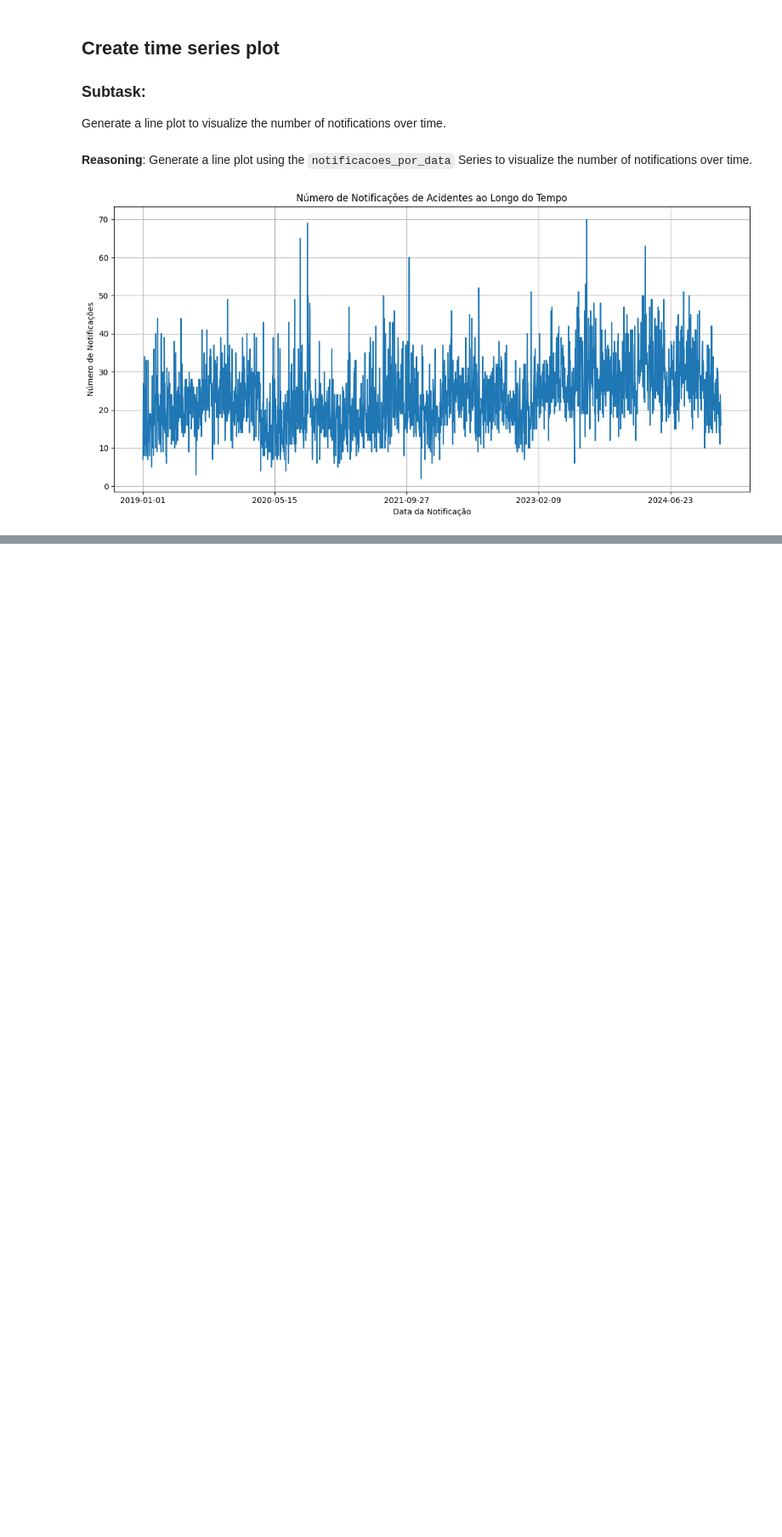
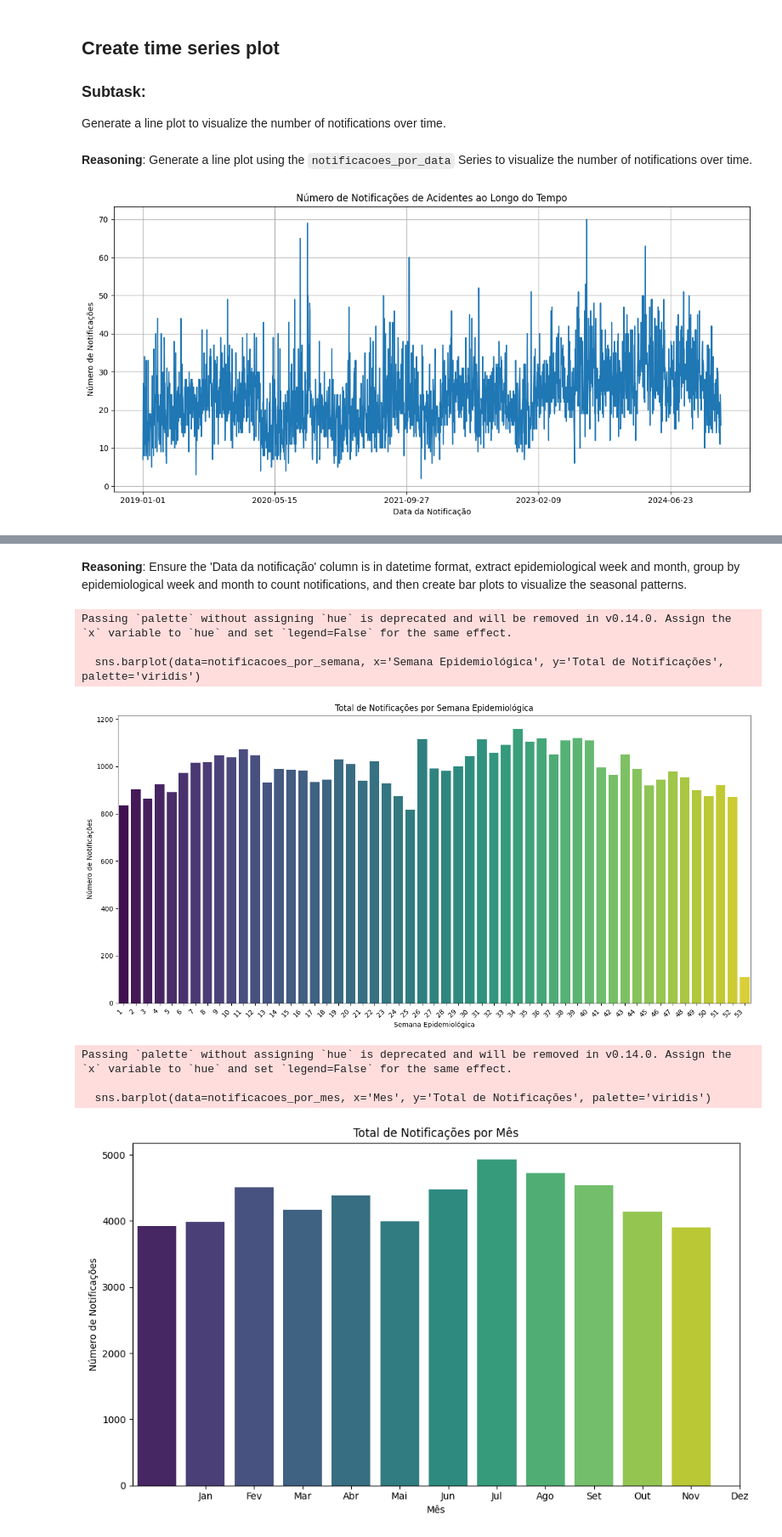
Before and after one commit to fabianosferreira/dataset, a Jupyter notebook: DataSet_Notif_Ofid.ipynb, the cells around one changed output, grey strips where cells are left out. Shown at 85% size. Saved outputs shown, nothing was run; the diff lists cells and outputs as text; code cells hidden in the pictures; blank space fills up the shorter version.

```diff
--- a/DataSet_Notif_Ofid.ipynb
+++ b/DataSet_Notif_Ofid.ipynb
@@ -1277,0 +1312,48 @@ plt.show()
+# %% [markdown]
+**Reasoning**:
+Ensure the 'Data da notificação' column is in datetime format, extract epidemiological week and month, group by epidemiological week and month to count notifications, and then create bar plots to visualize the seasonal patterns.
+# %%
+import matplotlib.pyplot as plt
+import seaborn as sns
+
+# Ensure 'Data da notificação' is in datetime format
+dados_integrados_acidentes_clima_pb['Data da notificação'] = pd.to_datetime(dados_integrados_acidentes_clima_pb['Data da notificação'])
+
+# Extract epidemiological week and month
+dados_integrados_acidentes_clima_pb['Semana Epidemiológica'] = dados_integrados_acidentes_clima_pb['Data da notificação'].dt.isocalendar().week
+dados_integrados_acidentes_clima_pb['Mes'] = dados_integrados_acidentes_clima_pb['Data da notificação'].dt.month
+
+# Analyze by Epidemiological Week
+notificacoes_por_semana = dados_integrados_acidentes_clima_pb.groupby('Semana Epidemiológica').size().reset_index(name='Total de Notificações')
+
+# Create a bar plot for epidemiological week
+plt.figure(figsize=(14, 7))
+sns.barplot(data=notificacoes_por_semana, x='Semana Epidemiológica', y='Total de Notificações', palette='viridis')
+plt.title('Total de Notificações por Semana Epidemiológica')
+plt.xlabel('Semana Epidemiológica')
+plt.ylabel('Número de Notificações')
+plt.xticks(rotation=45, ha='right')
+plt.tight_layout()
+plt.show()
+
+# Analyze by Month
+notificacoes_por_mes = dados_integrados_acidentes_clima_pb.groupby('Mes').size().reset_index(name='Total de Notificações')
+
+# Create a bar plot for month
+plt.figure(figsize=(10, 6))
+sns.barplot(data=notificacoes_por_mes, x='Mes', y='Total de Notificações', palette='viridis')
+plt.title('Total de Notificações por Mês')
+plt.xlabel('Mês')
+plt.ylabel('Número de Notificações')
+plt.xticks(ticks=range(1, 13), labels=['Jan', 'Fev', 'Mar', 'Abr', 'Mai', 'Jun', 'Jul', 'Ago', 'Set', 'Out', 'Nov', 'Dez'])
+plt.tight_layout()
+plt.show()
+# %% [output]
+Passing `palette` without assigning `hue` is deprecated and will be removed in v0.14.0. Assign the `x` variable to `hue` and set `legend=False` for the same effect.
+
+  sns.barplot(data=notificacoes_por_semana, x='Semana Epidemiológica', y='Total de Notificações', palette='viridis')
+[figure, added]
+Passing `palette` without assigning `hue` is deprecated and will be removed in v0.14.0. Assign the `x` variable to `hue` and set `legend=False` for the same effect.
+
+  sns.barplot(data=notificacoes_por_mes, x='Mes', y='Total de Notificações', palette='viridis')
+[figure, added]
```
Also changed, not shown: parts of 72 cells of this notebook.
